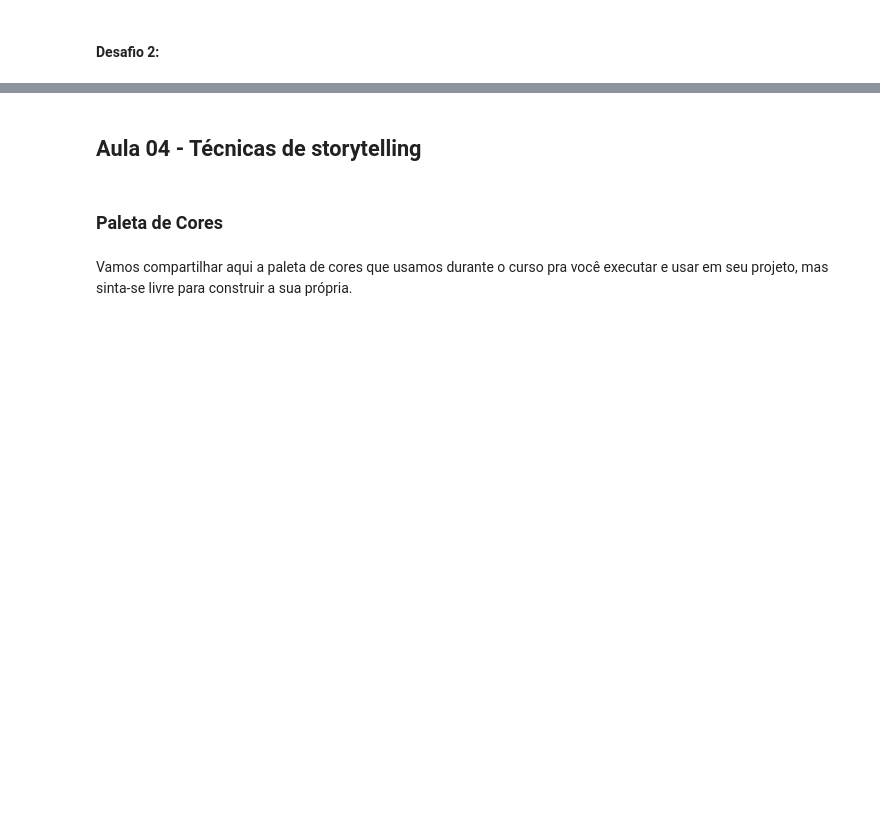
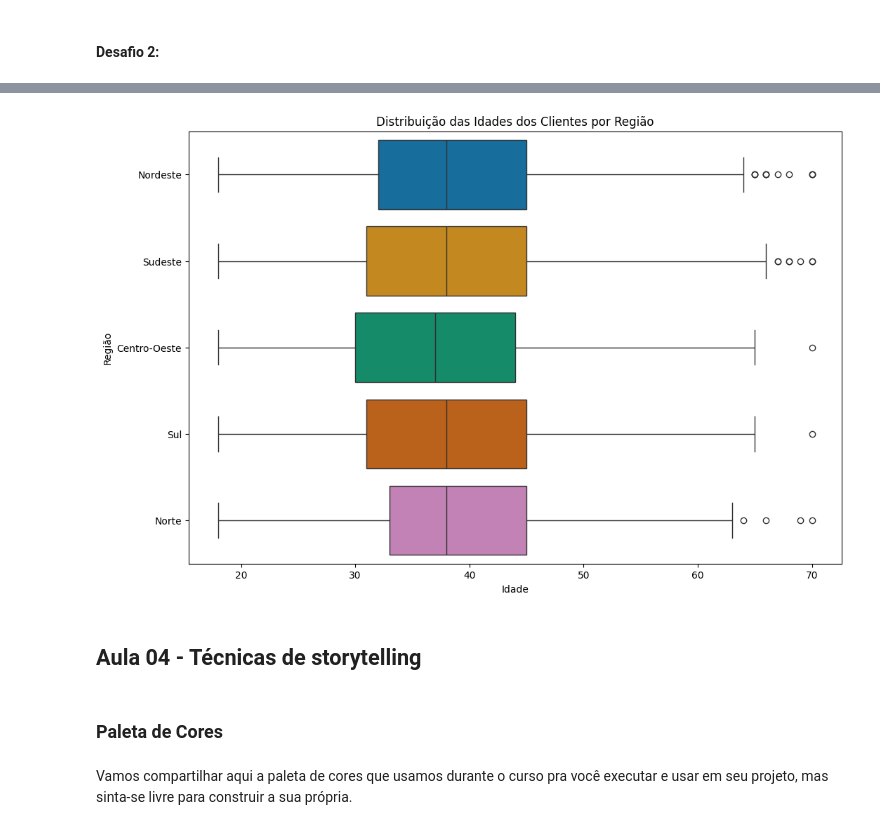
Before and after one commit to JCrpa/curso11_python_data_science_IA_dataviz, a Jupyter notebook: Desafios.ipynb, the cells around one changed output, grey strips where cells are left out. Cells and saved outputs as stored; diff of their text form; code cells hidden in the pictures; blank space fills up the shorter version.

```diff
--- a/Desafios.ipynb
+++ b/Desafios.ipynb
@@ -185,3 +245,17 @@ Escreva aqui o prompt que você utilizou para gerar o código do desafio!
+# %%
+# Criação do boxplot
+plt.figure(figsize=(12, 8))  # Define o tamanho do gráfico
+boxplot = sns.boxplot(x='idade', y='regiao', data=df, palette="colorblind", hue='regiao', legend=False)  # Cria o boxplot
+
+# Adiciona títulos e rótulos aos eixos
+plt.title('Distribuição das Idades dos Clientes por Região')  # Título do gráfico
+plt.xlabel('Idade')  # Rótulo do eixo X
+plt.ylabel('Região')  # Rótulo do eixo Y
+
+# Exibe o gráfico
+plt.show()
+# %% [output]
+[figure, added]
 # %% [markdown]
 ## Aula 04 - Técnicas de storytelling
 # %% [markdown]
```
Also changed, not shown: parts of 9 cells of this notebook.
